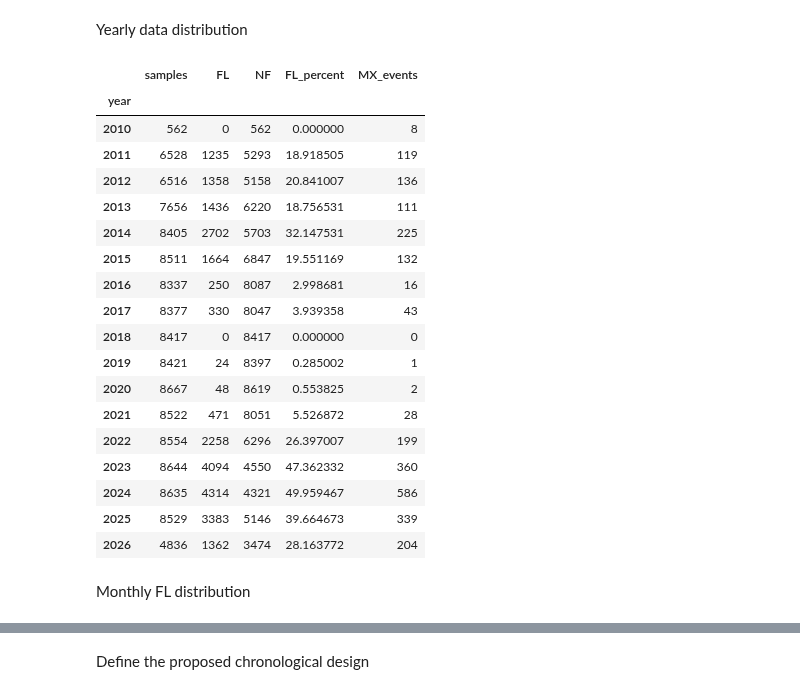
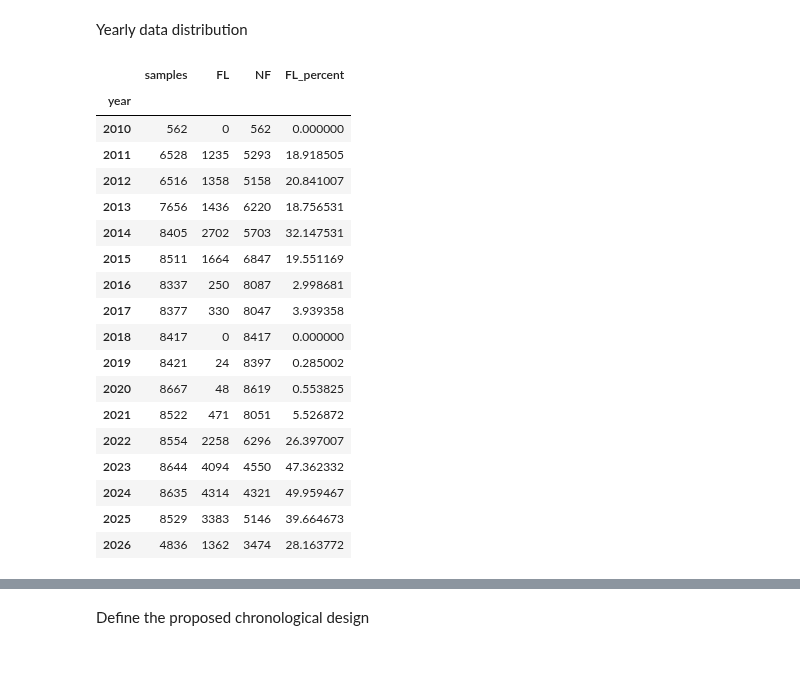
Before and after one commit to PiyushLuitel-07/Full-Disk-Attention---Continual-Learning-, a Jupyter notebook: data_labeling/eda/2_eda_3stage_split.ipynb, the cells around one changed output, grey strips where cells are left out. Saved outputs shown, nothing was run; the diff lists cells and outputs as text; code cells hidden in the pictures; blank space fills up the shorter version.

```diff
--- a/data_labeling/eda/2_eda_3stage_split.ipynb
+++ b/data_labeling/eda/2_eda_3stage_split.ipynb
@@ -326,58 +156,37 @@ Yearly data distribution
 # %%
 data["year"] = data["timestamp"].dt.year
 
 yearly_summary = (
     data.groupby("year")["goes_class"]
     .agg(samples="size", FL="sum")
 )
 
 yearly_summary["NF"] = (
     yearly_summary["samples"] - yearly_summary["FL"]
 )
 
 yearly_summary["FL_percent"] = (
     100 * yearly_summary["FL"] / yearly_summary["samples"]
 )
 
-mx_events["year"] = mx_events["event_time"].dt.year
-
-events_by_year = (
-    mx_events.groupby("year")
-    .size()
-    .rename("MX_events")
-)
-
-yearly_summary = yearly_summary.join(
-    events_by_year,
-    how="left",
-)
-
-yearly_summary["MX_events"] = (
-    yearly_summary["MX_events"]
-    .fillna(0)
-    .astype(int)
-)
-
 display(yearly_summary)
 # %% [output]
-|  | samples | FL | NF | FL_percent | MX_events |
-| year |  |  |  |  |  |
-| 2010 | 562 | 0 | 562 | 0.000000 | 8 |
-| 2011 | 6528 | 1235 | 5293 | 18.918505 | 119 |
-| 2012 | 6516 | 1358 | 5158 | 20.841007 | 136 |
-| 2013 | 7656 | 1436 | 6220 | 18.756531 | 111 |
-| 2014 | 8405 | 2702 | 5703 | 32.147531 | 225 |
-| 2015 | 8511 | 1664 | 6847 | 19.551169 | 132 |
-| 2016 | 8337 | 250 | 8087 | 2.998681 | 16 |
-| 2017 | 8377 | 330 | 8047 | 3.939358 | 43 |
-| 2018 | 8417 | 0 | 8417 | 0.000000 | 0 |
-| 2019 | 8421 | 24 | 8397 | 0.285002 | 1 |
-| 2020 | 8667 | 48 | 8619 | 0.553825 | 2 |
-| 2021 | 8522 | 471 | 8051 | 5.526872 | 28 |
-| 2022 | 8554 | 2258 | 6296 | 26.397007 | 199 |
-| 2023 | 8644 | 4094 | 4550 | 47.362332 | 360 |
-| 2024 | 8635 | 4314 | 4321 | 49.959467 | 586 |
-| 2025 | 8529 | 3383 | 5146 | 39.664673 | 339 |
-| 2026 | 4836 | 1362 | 3474 | 28.163772 | 204 |
+|  | samples | FL | NF | FL_percent |
+| year |  |  |  |  |
+| 2010 | 562 | 0 | 562 | 0.000000 |
+| 2011 | 6528 | 1235 | 5293 | 18.918505 |
+| 2012 | 6516 | 1358 | 5158 | 20.841007 |
+| 2013 | 7656 | 1436 | 6220 | 18.756531 |
+| 2014 | 8405 | 2702 | 5703 | 32.147531 |
+| 2015 | 8511 | 1664 | 6847 | 19.551169 |
+| 2016 | 8337 | 250 | 8087 | 2.998681 |
+| 2017 | 8377 | 330 | 8047 | 3.939358 |
+| 2018 | 8417 | 0 | 8417 | 0.000000 |
+| 2019 | 8421 | 24 | 8397 | 0.285002 |
+| 2020 | 8667 | 48 | 8619 | 0.553825 |
+| 2021 | 8522 | 471 | 8051 | 5.526872 |
+| 2022 | 8554 | 2258 | 6296 | 26.397007 |
+| 2023 | 8644 | 4094 | 4550 | 47.362332 |
+| 2024 | 8635 | 4314 | 4321 | 49.959467 |
+| 2025 | 8529 | 3383 | 5146 | 39.664673 |
+| 2026 | 4836 | 1362 | 3474 | 28.163772 |
-# %% [markdown]
-Monthly FL distribution
```
Also changed, not shown: parts of 20 cells of this notebook, 19 other files.
